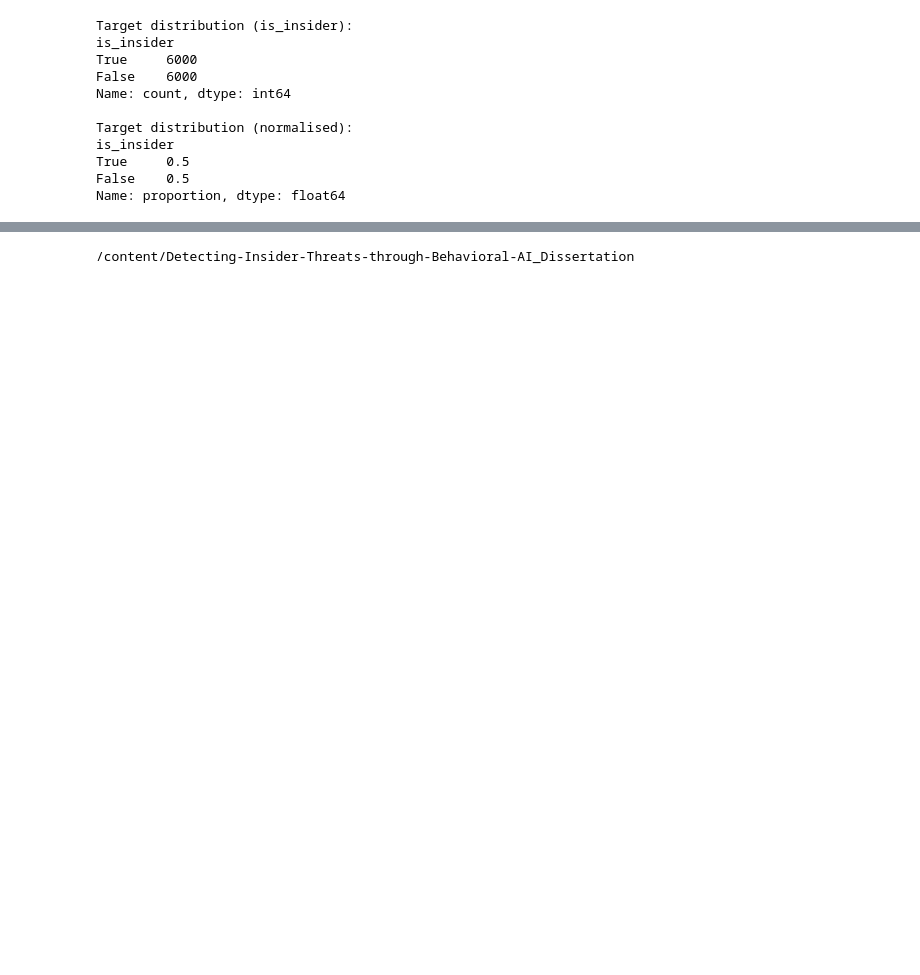
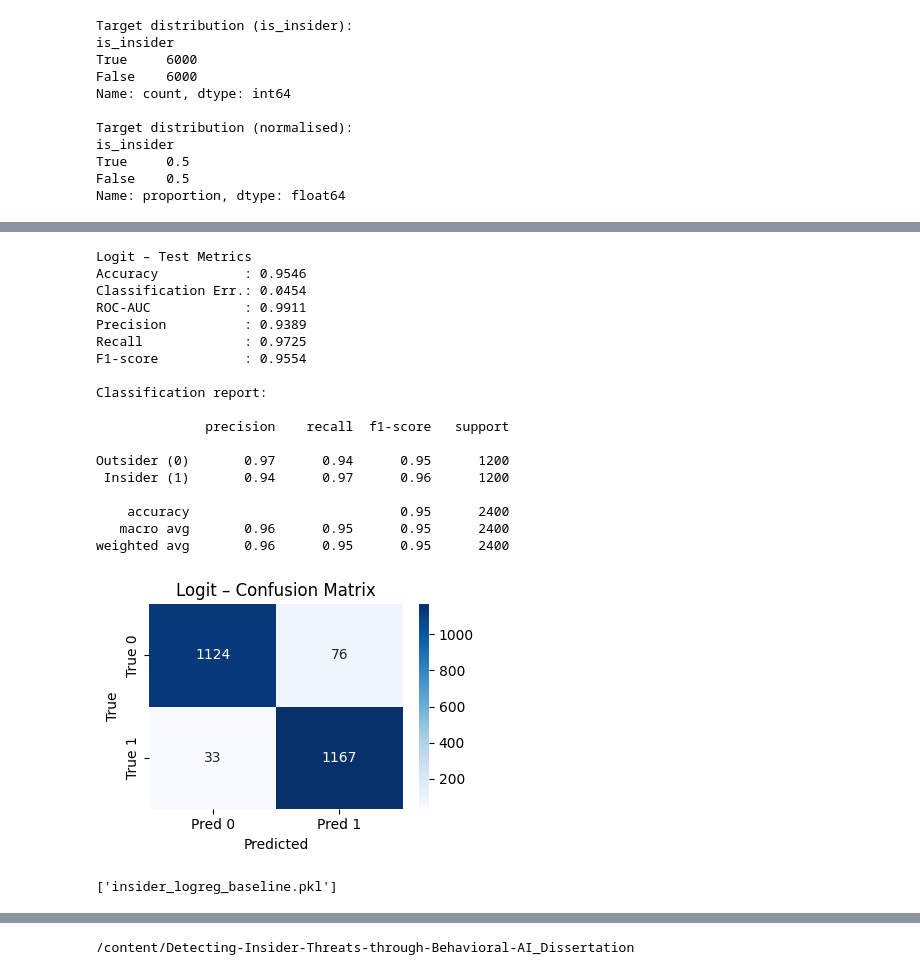
Before and after one commit to egyinmoe/Detecting-Insider-Threats-through-Behavioral-AI_Dissertation, a Jupyter notebook: Ver2_Insiderthreat_withgithub.ipynb, the cells around one changed output, grey strips where cells are left out. Cells and saved outputs as stored; diff of their text form; code cells hidden in the pictures; blank space fills up the shorter version.

```diff
--- a/Ver2_Insiderthreat_withgithub.ipynb
+++ b/Ver2_Insiderthreat_withgithub.ipynb
@@ -58,15 +56,18 @@ True     0.5
 False    0.5
 Name: proportion, dtype: float64
 # %%
-# Step 3: Define X, y and feature groups (after removing data leakage columns)
+#3: Define X, y and feature groups (after removing data leakage columns)
 
-# Drop ID + leakage columns
+# Convert target to int
 df["is_insider"] = df["is_insider"].astype(int)
 
+# Drop ID + leakage columns + identity columns (user, pc)
 df_model = df.drop(columns=[
     "id",
-    "event_src",   # removed to prevent data leakage
-    "date"         # removed to prevent temporal leakage
+    "event_src",          # leakage: monitoring source
+    "date",               # leakage: time window
+    "user",               # identity, too close to label
+    "pc"                  # machine ID, too close to label
 ])
 
 X = df_model.drop(columns=["is_insider"])
@@ -82,8 +83,6 @@ numeric_features = [
 ]
 
 categorical_features = [
-    "user",
-    "pc",
     "activity",
     "to_removable_media",
     "from_removable_media"
@@ -274,0 +176,42 @@ weighted avg       1.00      1.00      1.00      2400
+# %%
+#6: Logistic Regression (Logit)
+
+log_reg_clf = Pipeline(steps=[
+    ("preprocessor", preprocessor),
+    ("model", LogisticRegression(
+        max_iter=1000,
+        class_weight="balanced",
+        random_state=RANDOM_STATE
+    ))
+])
+
+log_reg_clf.fit(X_train, y_train)
+
+y_pred_lr  = log_reg_clf.predict(X_test)
+y_proba_lr = log_reg_clf.predict_proba(X_test)[:, 1]
+
+evaluate_and_store("Logit", y_test, y_pred_lr, y_proba_lr)
+
+# Save model
+joblib.dump(log_reg_clf, "insider_logreg_baseline.pkl")
+# %% [output]
+Logit – Test Metrics
+Accuracy           : 0.9546
+Classification Err.: 0.0454
+ROC-AUC            : 0.9911
+Precision          : 0.9389
+Recall             : 0.9725
+F1-score           : 0.9554
+
+Classification report:
+
+              precision    recall  f1-score   support
+
+Outsider (0)       0.97      0.94      0.95      1200
+ Insider (1)       0.94      0.97      0.96      1200
+
+    accuracy                           0.95      2400
+   macro avg       0.96      0.95      0.95      2400
+weighted avg       0.96      0.95      0.95      2400
+[figure, added]
+['insider_logreg_baseline.pkl']
```
Also changed, not shown: parts of 31 cells of this notebook.
